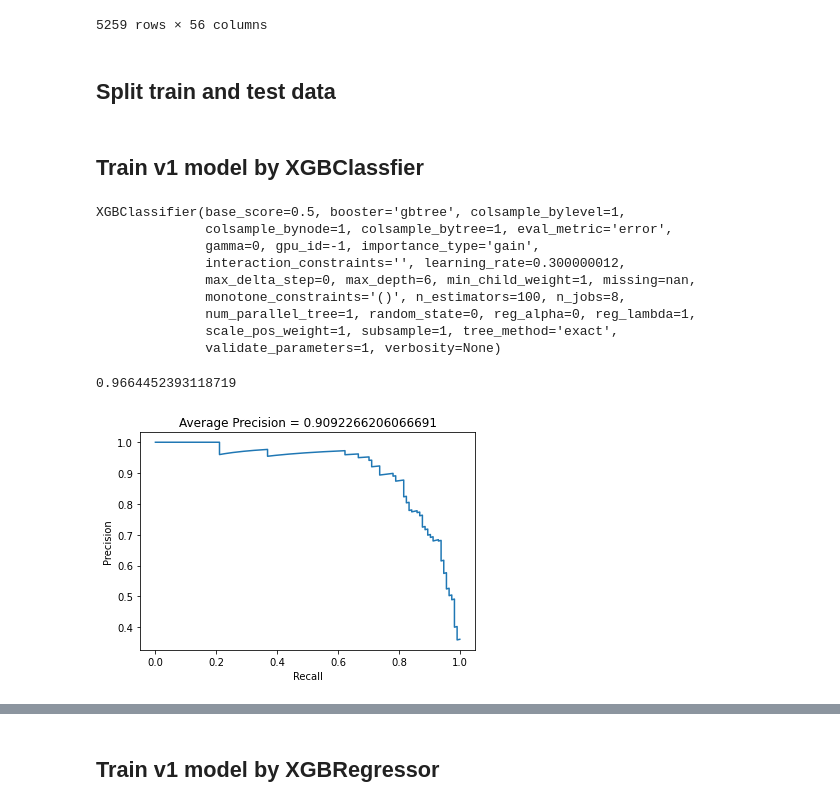
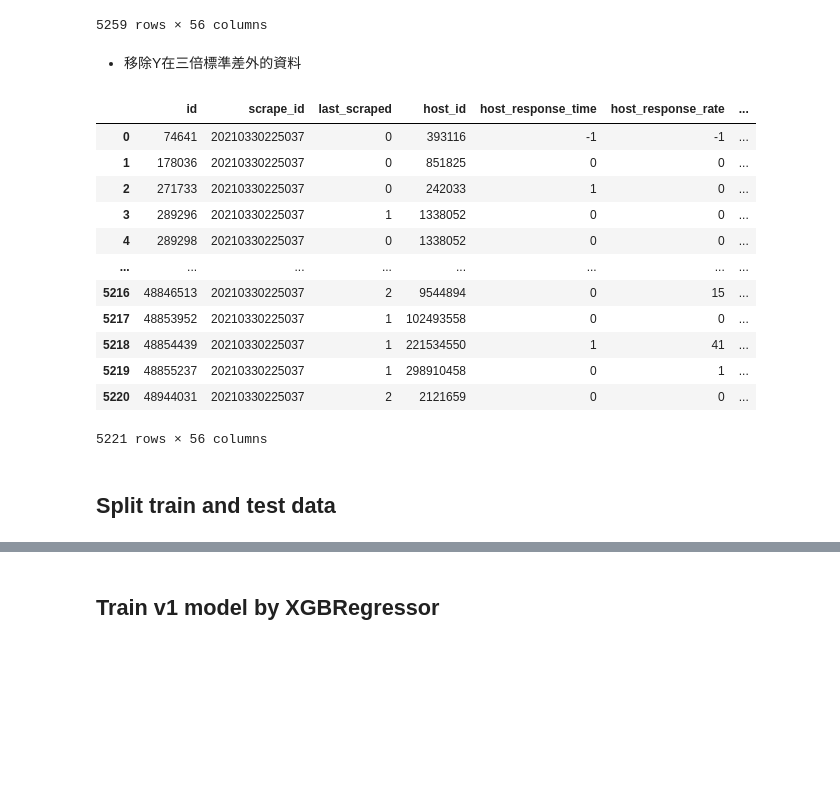
Before and after one commit to chi15036/home-price-prediction, a Jupyter notebook: home_price_prediction.ipynb, the cells around one changed output, grey strips where cells are left out. Drawn from its saved outputs; the diff is of its cells as text; code cells hidden in the pictures; blank space fills up the shorter version.

```diff
--- a/home_price_prediction.ipynb
+++ b/home_price_prediction.ipynb
@@ -138,6 +139,34 @@ X_v1
 | 5257 | 48855237 | 20210330225037 | 1 | 298910458 | 0 | 1 | ... |
 | 5258 | 48944031 | 20210330225037 | 2 | 2121659 | 0 | 0 | ... |
 5259 rows × 56 columns
+# %% [markdown]
+* 移除Y在三倍標準差外的資料
+# %%
+def remove_outlier(Y):
+    mean = np.mean(Y)
+    std = np.std(Y)
+    outlier_idx = [idx for idx, x in enumerate(Y) if ((x - mean) / std > 3 or (x - mean) / std < -3)]
+    return outlier_idx
+
+outlier_idx = remove_outlier(Y)
+
+X_v1 = X_v1.drop(X_v1.index[outlier_idx]).reset_index(drop=True)
+Y_v1 = Y_v1.drop(Y_v1.index[outlier_idx]).reset_index(drop=True)
+X_v1
+# %% [output]
+|  | id | scrape_id | last_scraped | host_id | host_response_time | host_response_rate | ... |
+| 0 | 74641 | 20210330225037 | 0 | 393116 | -1 | -1 | ... |
+| 1 | 178036 | 20210330225037 | 0 | 851825 | 0 | 0 | ... |
+| 2 | 271733 | 20210330225037 | 0 | 242033 | 1 | 0 | ... |
+| 3 | 289296 | 20210330225037 | 1 | 1338052 | 0 | 0 | ... |
+| 4 | 289298 | 20210330225037 | 0 | 1338052 | 0 | 0 | ... |
+| ... | ... | ... | ... | ... | ... | ... | ... |
+| 5216 | 48846513 | 20210330225037 | 2 | 9544894 | 0 | 15 | ... |
+| 5217 | 48853952 | 20210330225037 | 1 | 102493558 | 0 | 0 | ... |
+| 5218 | 48854439 | 20210330225037 | 1 | 221534550 | 1 | 41 | ... |
+| 5219 | 48855237 | 20210330225037 | 1 | 298910458 | 0 | 1 | ... |
+| 5220 | 48944031 | 20210330225037 | 2 | 2121659 | 0 | 0 | ... |
+5221 rows × 56 columns
 # %% [markdown]
 ## Split train and test data
 # %%
@@ -161,19 +181,3 @@ X_train = train.iloc[:, :-1]
 X_test = valid.iloc[:, :-1]
 y_train = train.iloc[:, -1]
 y_test = valid.iloc[:, -1]
-# %% [markdown]
-## Train v1 model by XGBClassfier
-# %%
-# Train
-xgbc = xgb.XGBClassifier(eval_metric='error')
-xgbc.fit(X_train_categY, y_train_categY)
-# %% [output]
-XGBClassifier(base_score=0.5, booster='gbtree', colsample_bylevel=1,
-              colsample_bynode=1, colsample_bytree=1, eval_metric='error',
-              gamma=0, gpu_id=-1, importance_type='gain',
-              interaction_constraints='', learning_rate=0.300000012,
-              max_delta_step=0, max_depth=6, min_child_weight=1, missing=nan,
-              monotone_constraints='()', n_estimators=100, n_jobs=8,
-              num_parallel_tree=1, random_state=0, reg_alpha=0, reg_lambda=1,
-              scale_pos_weight=1, subsample=1, tree_method='exact',
-              validate_parameters=1, verbosity=None)
@@ -183,16 +183,0 @@ y_prob = xgbc.predict_proba(X_test_categY)[:,1]
-# %%
-# Evaluation
-auc = roc_auc_score(y_test_categY, y_prob)
-auc
-# %% [output]
-0.9664452393118719
-# %%
-precision_list, recall_list, _ = precision_recall_curve(y_test_categY, y_prob)
-plt.plot(recall_list, precision_list)
-plt.xlabel('Recall')
-plt.ylabel('Precision')
-plt.title('Average Precision = ' + str(average_precision_score(y_test_categY, y_prob)))
-plt.show()
-plt.close()
-# %% [output]
-[figure, removed]
```
Also changed, not shown: parts of 45 cells of this notebook.
